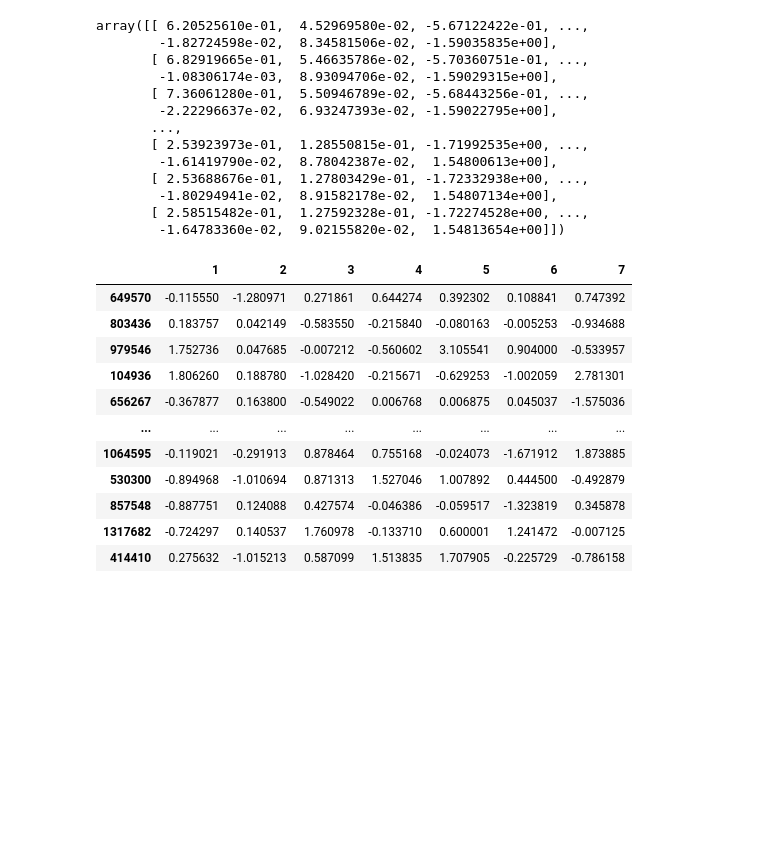
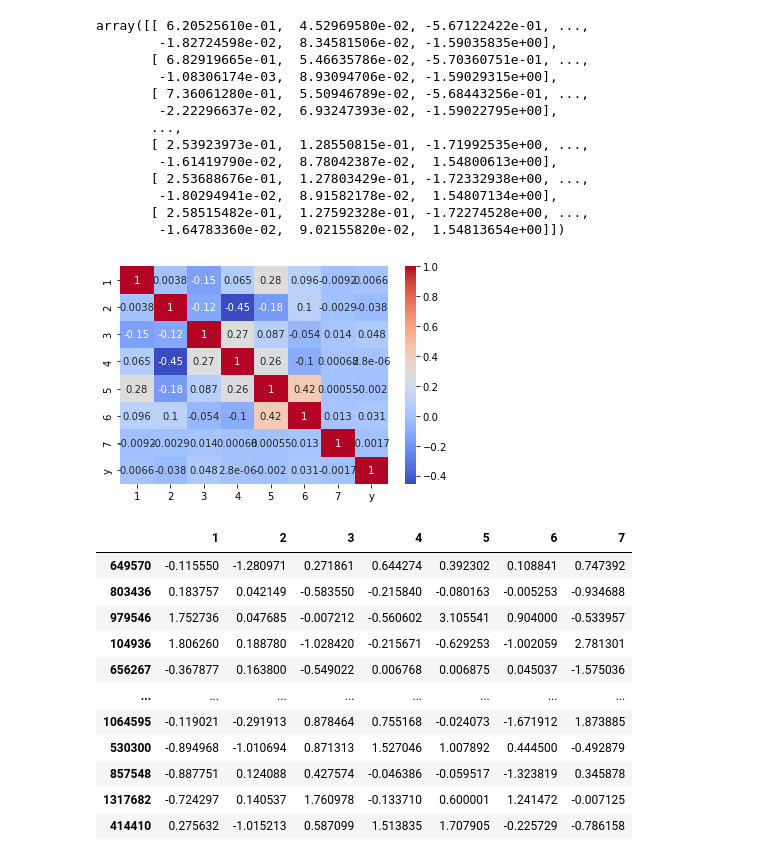
Before and after one commit to karan-47/TerrainIdentificationForTimeSeriesData, a Jupyter notebook: preprocessing.ipynb, the cells around one changed output. Saved outputs shown, nothing was run; the diff lists cells and outputs as text; code cells hidden in the pictures; blank space fills up the shorter version.

```diff
--- a/preprocessing.ipynb
+++ b/preprocessing.ipynb
@@ -154,6 +154,20 @@ x = pd.DataFrame(x,columns = ["1","2","3","4","5","6","7"])
 from sklearn.model_selection import train_test_split
 # %%
 x['y'] = y
+# %%
+import seaborn as sns
+import matplotlib.pyplot as plt
+
+# Create a sample correlation matrix
+corr_matrix = x.corr()
+
+# Create a heatmap using seaborn
+sns.heatmap(corr_matrix, annot=True, cmap='coolwarm')
+
+# Show the plot
+plt.show()
+# %% [output]
+[figure, added]
 # %%
 X_train, X_test, y_train, y_test= train_test_split(x.drop('y',axis=1), x['y'], test_size=0.2, random_state=42, stratify=x['y'])
 # %%
```
Also changed, not shown: parts of 10 cells of this notebook, 2 other files.
